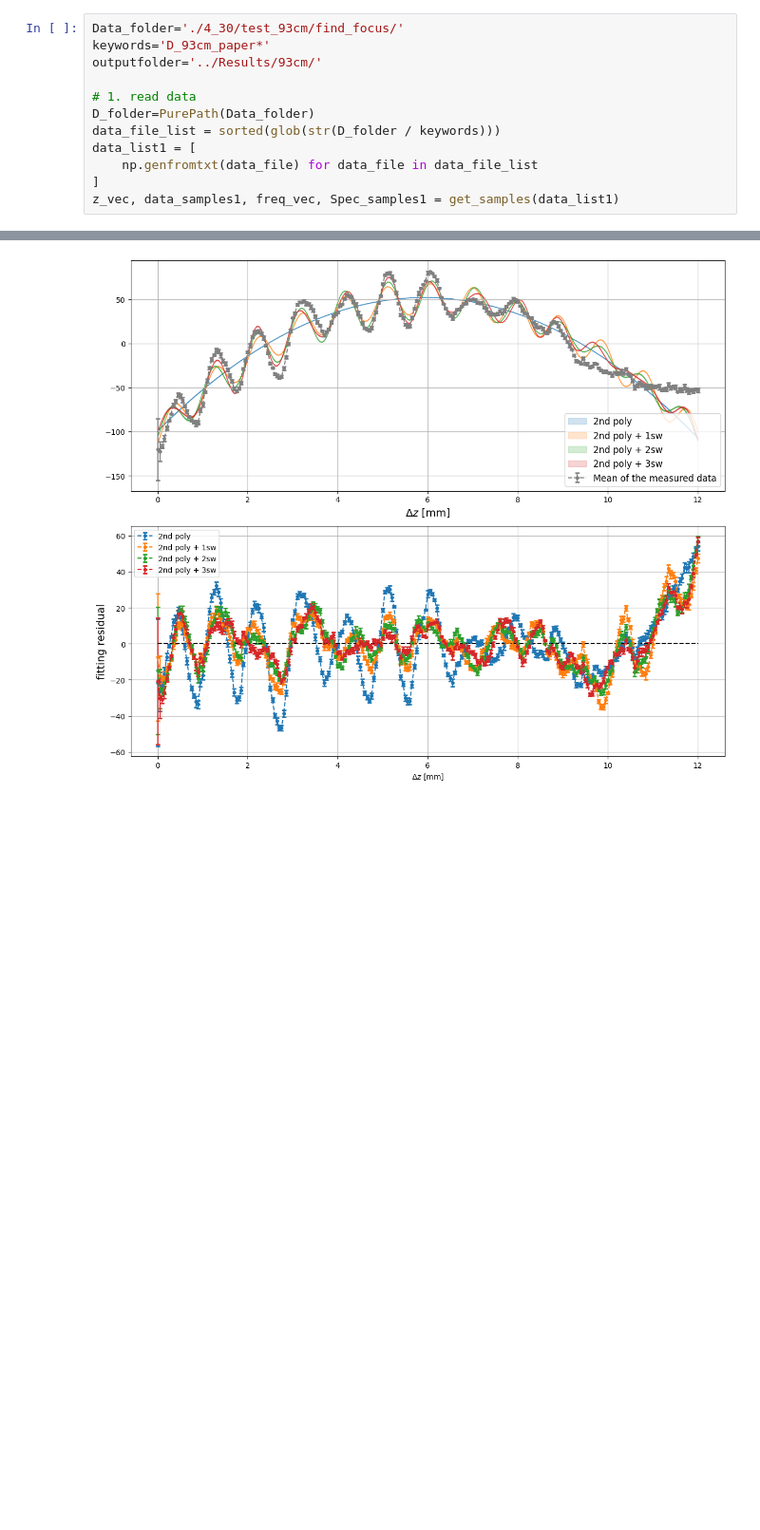
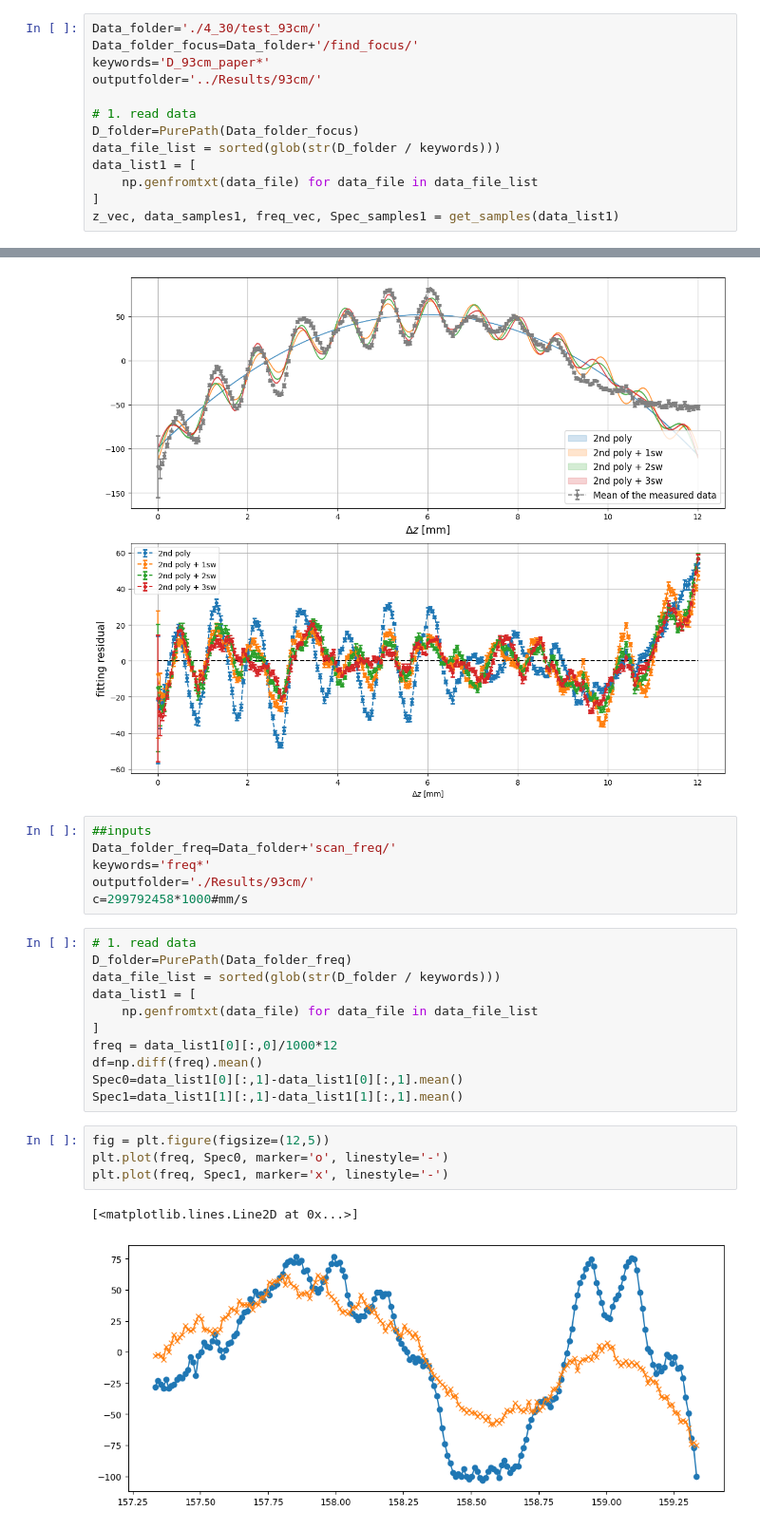
Before and after one commit to XiaodongRencologne/Fore-optics_Test, a Jupyter notebook: results_plot_93cm.ipynb, the cells around one changed output, grey strips where cells are left out. Shown: that part at 95% size. Cells and saved outputs as stored; diff of their text form; blank space fills up the shorter version.

Commit message:
check the frequency scan

```diff
--- a/results_plot_93cm.ipynb
+++ b/results_plot_93cm.ipynb
@@ -27,12 +27,13 @@ def get_samples(data_List):
 
     return x_vec, data_samples, freq_vec, spec_samp
 # %%
-Data_folder='./4_30/test_93cm/find_focus/'
+Data_folder='./4_30/test_93cm/'
+Data_folder_focus=Data_folder+'/find_focus/'
 keywords='D_93cm_paper*'
 outputfolder='../Results/93cm/'
 
 # 1. read data
-D_folder=PurePath(Data_folder)
+D_folder=PurePath(Data_folder_focus)
 data_file_list = sorted(glob(str(D_folder / keywords)))
 data_list1 = [
     np.genfromtxt(data_file) for data_file in data_file_list
@@ -234,3 +235,27 @@ plt.tight_layout()
 plt.savefig('./Results/result_93cm.png')
 # %% [output]
 [figure]
+# %%
+##inputs
+Data_folder_freq=Data_folder+'scan_freq/'
+keywords='freq*'
+outputfolder='./Results/93cm/'
+c=299792458*1000#mm/s
+# %%
+# 1. read data
+D_folder=PurePath(Data_folder_freq)
+data_file_list = sorted(glob(str(D_folder / keywords)))
+data_list1 = [
+    np.genfromtxt(data_file) for data_file in data_file_list
+]
+freq = data_list1[0][:,0]/1000*12
+df=np.diff(freq).mean()
+Spec0=data_list1[0][:,1]-data_list1[0][:,1].mean()
+Spec1=data_list1[1][:,1]-data_list1[1][:,1].mean()
+# %%
+fig = plt.figure(figsize=(12,5))
+plt.plot(freq, Spec0, marker='o', linestyle='-')
+plt.plot(freq, Spec1, marker='x', linestyle='-')
+# %% [output]
+[<matplotlib.lines.Line2D at 0x...>]
+[figure, added]
```
Also changed, not shown: parts of 4 cells of this notebook, 3 other files.
